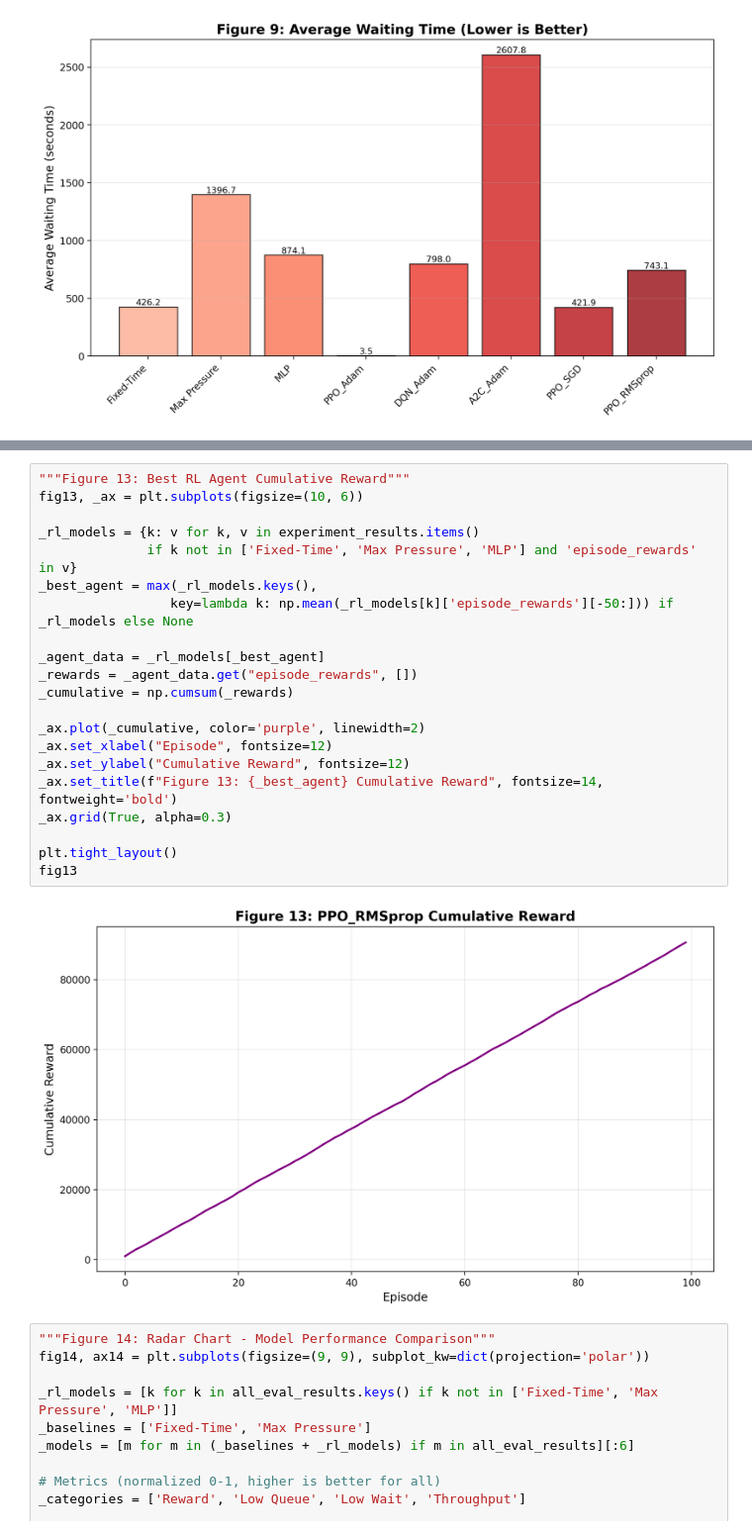
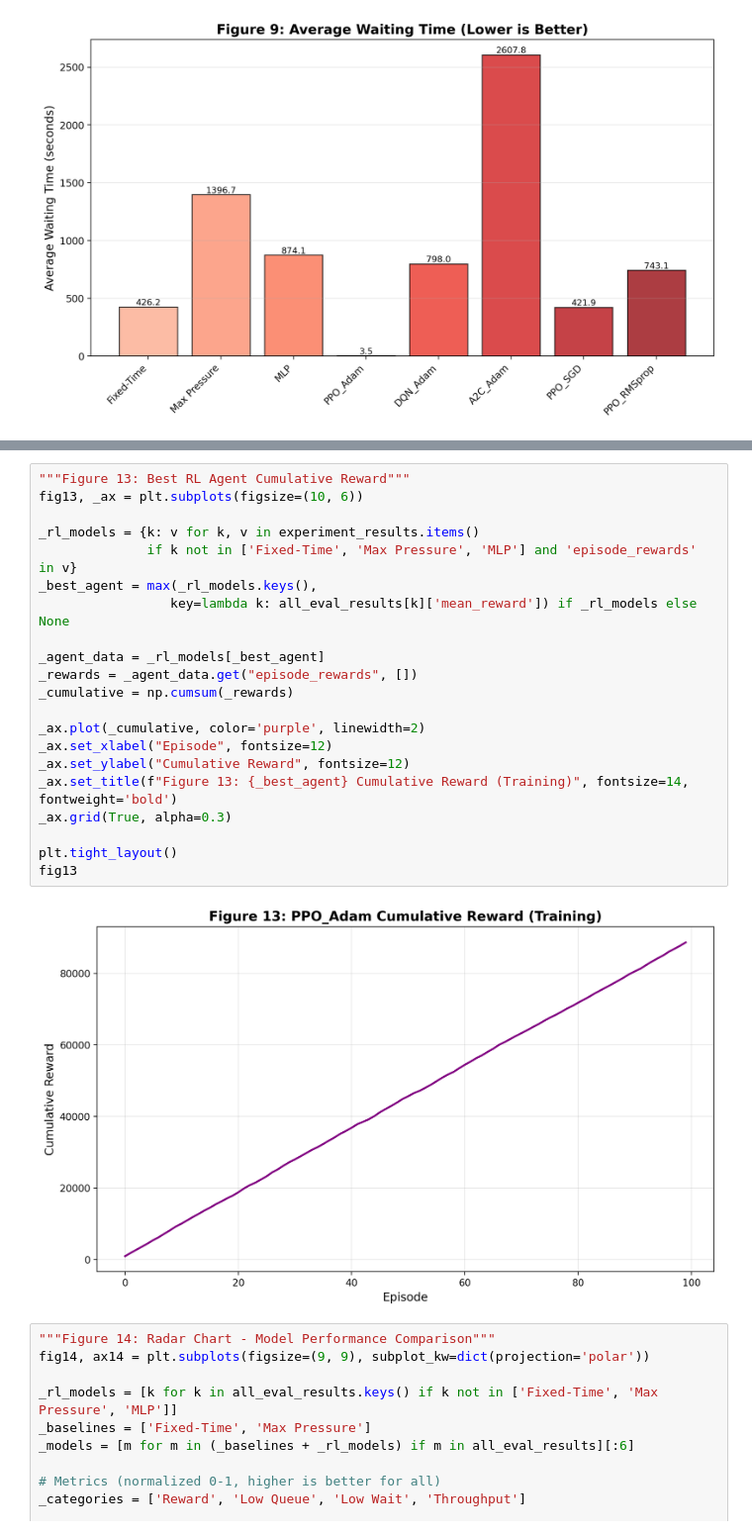
Before and after one commit to sabin26/Smart-Traffic-Signal-Control, a Jupyter notebook: smart_traffic_signal_control.ipynb, the cells around one changed output, grey strips where cells are left out. Shown at 99% size. Drawn from its saved outputs; the diff is of its cells as text.

```diff
--- a/smart_traffic_signal_control.ipynb
+++ b/smart_traffic_signal_control.ipynb
@@ -2191,26 +2191,26 @@ fig12
 # %%
 """Figure 13: Best RL Agent Cumulative Reward"""
 fig13, _ax = plt.subplots(figsize=(10, 6))
 
 _rl_models = {k: v for k, v in experiment_results.items()
               if k not in ['Fixed-Time', 'Max Pressure', 'MLP'] and 'episode_rewards' in v}
 _best_agent = max(_rl_models.keys(),
-                 key=lambda k: np.mean(_rl_models[k]['episode_rewards'][-50:])) if _rl_models else None
+                 key=lambda k: all_eval_results[k]['mean_reward']) if _rl_models else None
 
 _agent_data = _rl_models[_best_agent]
 _rewards = _agent_data.get("episode_rewards", [])
 _cumulative = np.cumsum(_rewards)
 
 _ax.plot(_cumulative, color='purple', linewidth=2)
 _ax.set_xlabel("Episode", fontsize=12)
 _ax.set_ylabel("Cumulative Reward", fontsize=12)
-_ax.set_title(f"Figure 13: {_best_agent} Cumulative Reward", fontsize=14, fontweight='bold')
+_ax.set_title(f"Figure 13: {_best_agent} Cumulative Reward (Training)", fontsize=14, fontweight='bold')
 _ax.grid(True, alpha=0.3)
 
 plt.tight_layout()
 fig13
 # %% [output]
-[figure, old version]
+[figure, new version]
 # %%
 """Figure 14: Radar Chart - Model Performance Comparison"""
 fig14, ax14 = plt.subplots(figsize=(9, 9), subplot_kw=dict(projection='polar'))
```
Also changed, not shown: parts of 27 cells of this notebook, 2 other files.
